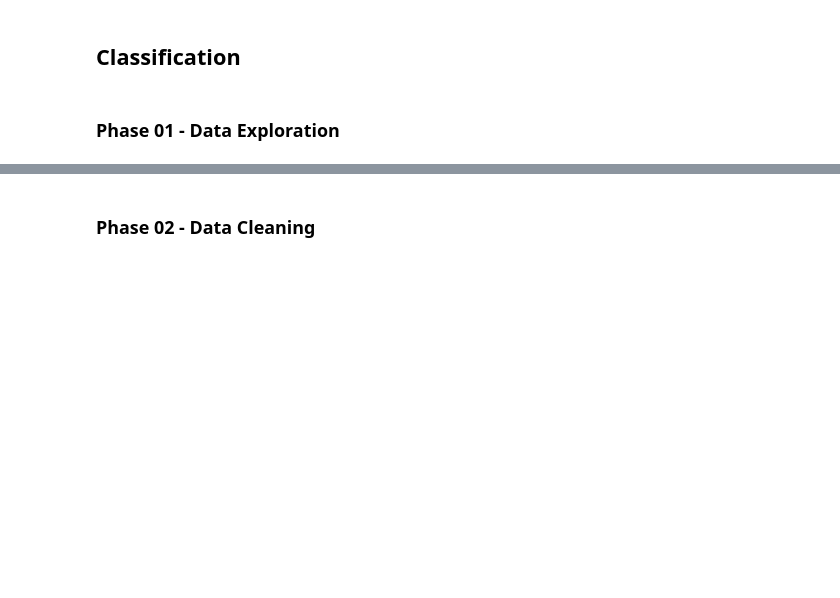
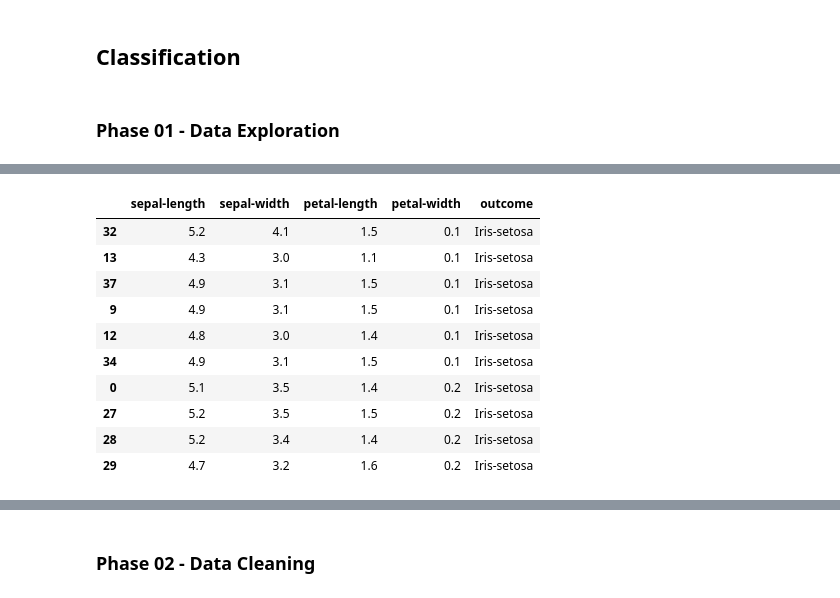
Before and after one commit to ShadySean/5523Project1, a Jupyter notebook: Project1/Project1/Experiment - 4/Machine Learning Analysis on Iris Data.ipynb, the cells around one changed output, grey strips where cells are left out. Saved outputs shown, nothing was run; the diff lists cells and outputs as text; code cells hidden in the pictures; blank space fills up the shorter version.

```diff
--- a/Project1/Project1/Experiment - 4/Machine Learning Analysis on Iris Data.ipynb
+++ b/Project1/Project1/Experiment - 4/Machine Learning Analysis on Iris Data.ipynb
@@ -24,6 +33,20 @@ iris.shape
 # %%
 # statistical description of the dataset
 iris.describe()
+
+iris.sort_values(by='petal-width', ascending=True).head(10)
+# %% [output]
+|  | sepal-length | sepal-width | petal-length | petal-width | outcome |
+| 32 | 5.2 | 4.1 | 1.5 | 0.1 | Iris-setosa |
+| 13 | 4.3 | 3.0 | 1.1 | 0.1 | Iris-setosa |
+| 37 | 4.9 | 3.1 | 1.5 | 0.1 | Iris-setosa |
+| 9 | 4.9 | 3.1 | 1.5 | 0.1 | Iris-setosa |
+| 12 | 4.8 | 3.0 | 1.4 | 0.1 | Iris-setosa |
+| 34 | 4.9 | 3.1 | 1.5 | 0.1 | Iris-setosa |
+| 0 | 5.1 | 3.5 | 1.4 | 0.2 | Iris-setosa |
+| 27 | 5.2 | 3.5 | 1.5 | 0.2 | Iris-setosa |
+| 28 | 5.2 | 3.4 | 1.4 | 0.2 | Iris-setosa |
+| 29 | 4.7 | 3.2 | 1.6 | 0.2 | Iris-setosa |
 # %%
 # dataset information
 iris.info()
```
Also changed, not shown: parts of 13 cells of this notebook, 8 other files.
